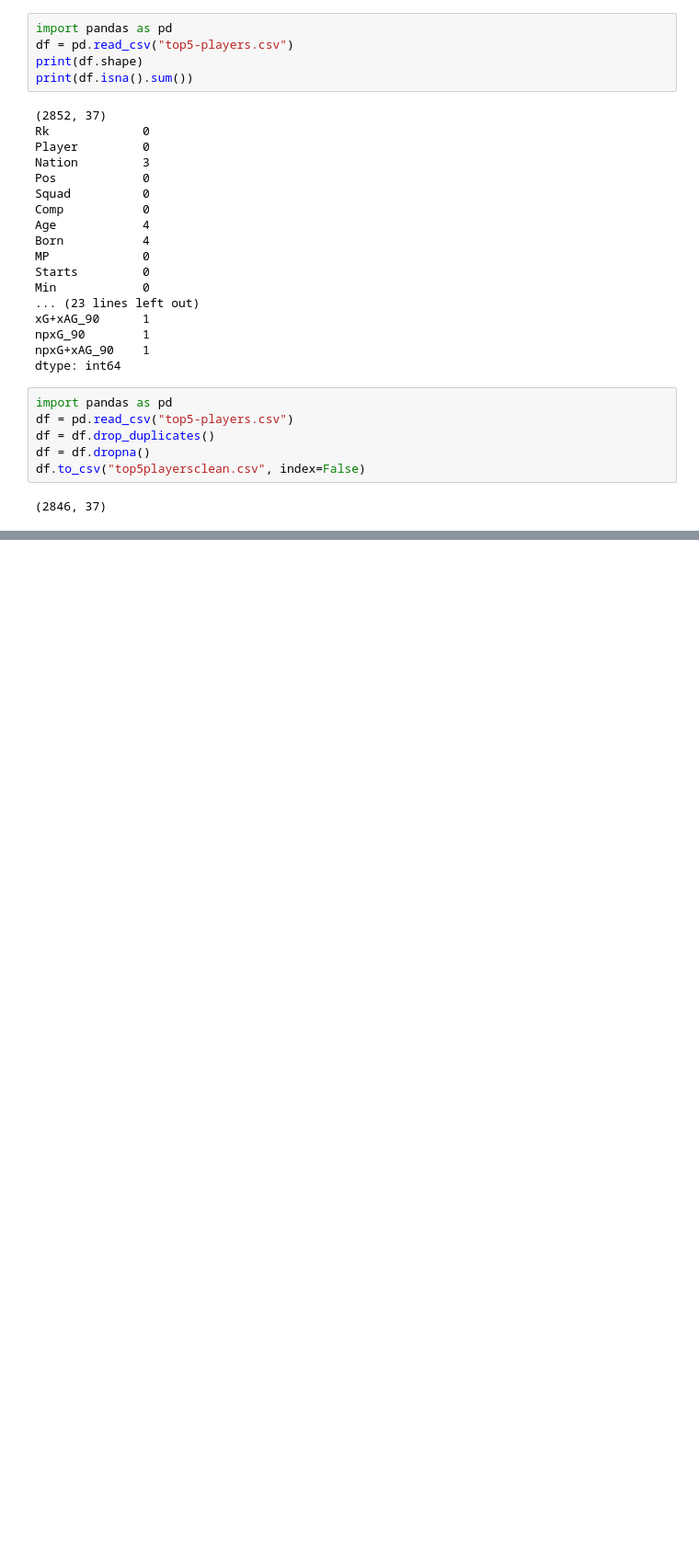
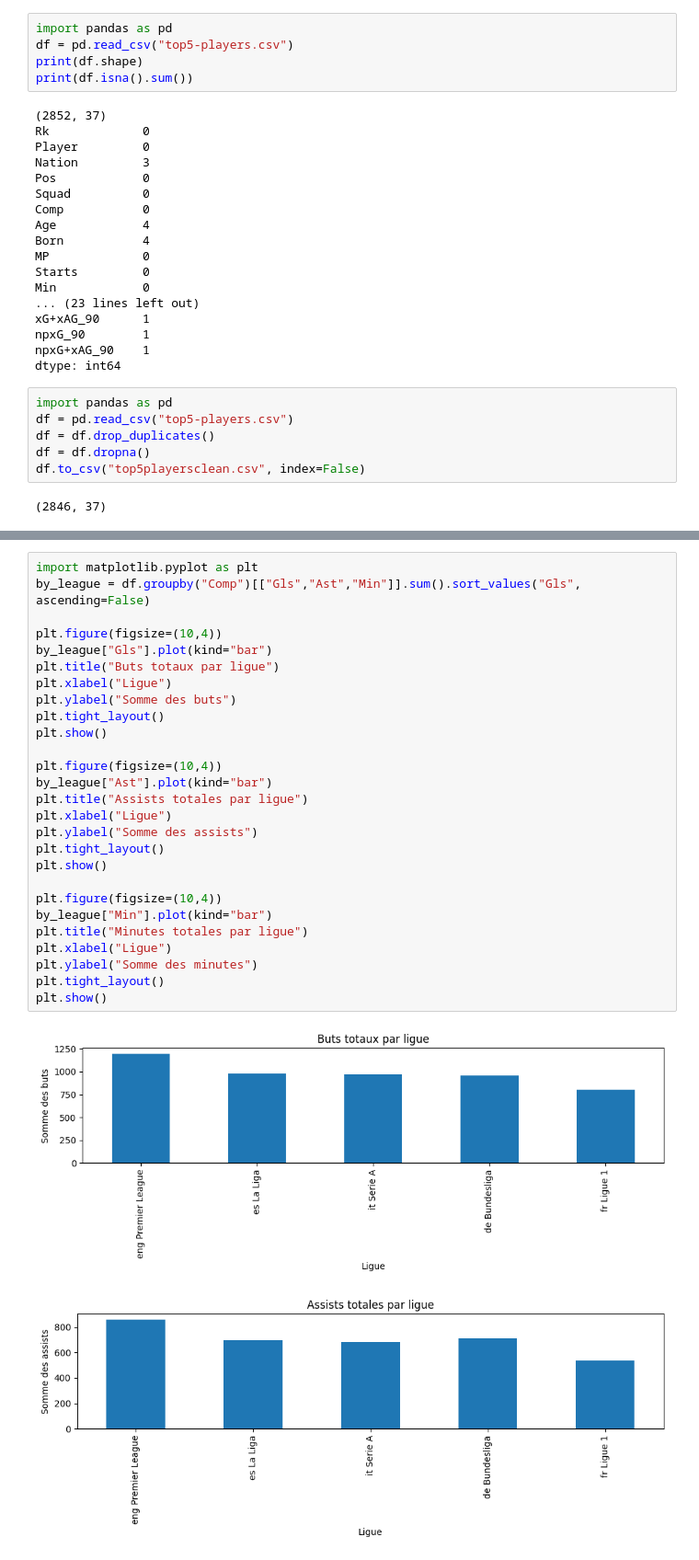
Before and after one commit to Hugoldt/SoccerStat, a Jupyter notebook: cleaningcsvfoot.ipynb, the cells around one changed output, grey strips where cells are left out. Shown at 92% size. Drawn from its saved outputs; the diff is of its cells as text; blank space fills up the shorter version.

```diff
--- a/cleaningcsvfoot.ipynb
+++ b/cleaningcsvfoot.ipynb
@@ -31,0 +85,30 @@ df.to_csv("top5playersclean.csv", index=False)
+# %%
+import matplotlib.pyplot as plt
+by_league = df.groupby("Comp")[["Gls","Ast","Min"]].sum().sort_values("Gls", ascending=False)
+
+plt.figure(figsize=(10,4))
+by_league["Gls"].plot(kind="bar")
+plt.title("Buts totaux par ligue")
+plt.xlabel("Ligue")
+plt.ylabel("Somme des buts")
+plt.tight_layout()
+plt.show()
+
+plt.figure(figsize=(10,4))
+by_league["Ast"].plot(kind="bar")
+plt.title("Assists totales par ligue")
+plt.xlabel("Ligue")
+plt.ylabel("Somme des assists")
+plt.tight_layout()
+plt.show()
+
+plt.figure(figsize=(10,4))
+by_league["Min"].plot(kind="bar")
+plt.title("Minutes totales par ligue")
+plt.xlabel("Ligue")
+plt.ylabel("Somme des minutes")
+plt.tight_layout()
+plt.show()
+# %% [output]
+[figure, added]
+[figure, added]
```
Also changed, not shown: parts of 5 cells of this notebook.
